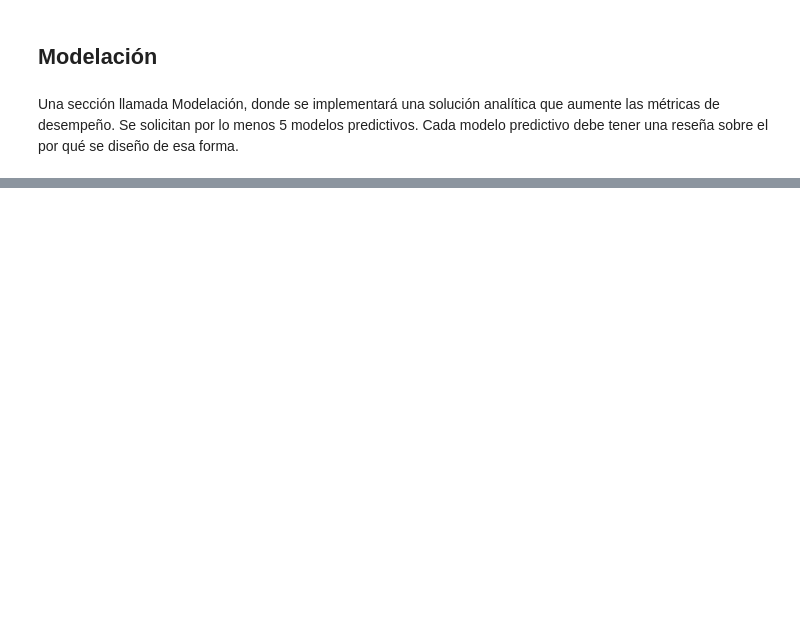
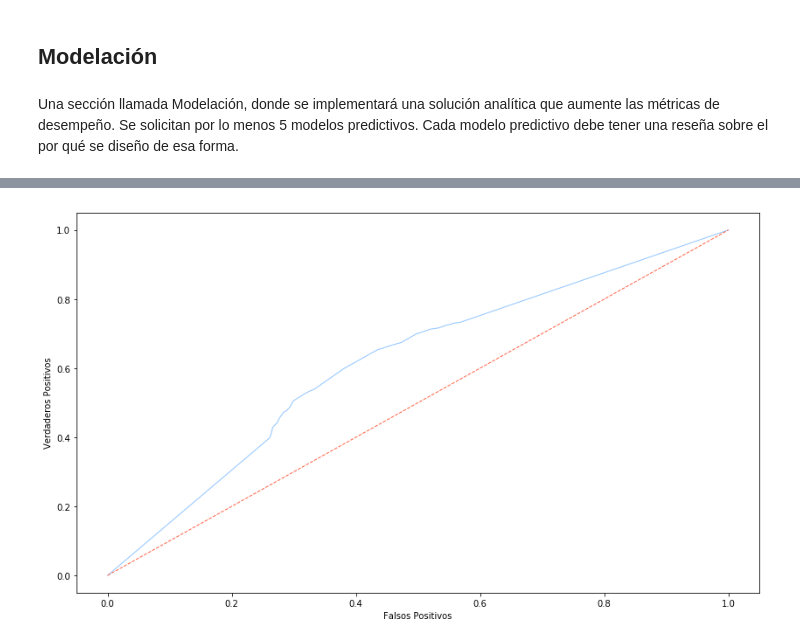
Before and after one commit to ridexmoler/modulo-machine-learning, a Jupyter notebook: prueba/Pablo-Rocco-PRUEBA-1/notebook.ipynb, the cells around one changed output, grey strips where cells are left out. Cells and saved outputs as stored; diff of their text form; code cells hidden in the pictures; blank space fills up the shorter version.

```diff
--- a/prueba/Pablo-Rocco-PRUEBA-1/notebook.ipynb
+++ b/prueba/Pablo-Rocco-PRUEBA-1/notebook.ipynb
@@ -378,0 +583,6 @@ predictivo debe tener una reseña sobre el por qué se diseño de esa forma.
+# %%
+X_tr_2, X_te_2, y_tr_2, y_te_2 = train_test_split(transformed_feats, y, test_size=0.33, random_state=558)
+# %%
+dec_tree = DecisionTreeClassifier()
+# %%
+dec_tree.fit(X_tr_2, y_tr_2)
@@ -378,0 +596,2 @@ predictivo debe tener una reseña sobre el por qué se diseño de esa forma.
+# %%
+dectree_pred_proba = dec_tree.predict_proba(X_te_2)
@@ -378,0 +609,4 @@ predictivo debe tener una reseña sobre el por qué se diseño de esa forma.
+# %%
+roc_graph(y_te_2, dectree_pred_proba)
+# %% [output]
+[figure, added]
```
Also changed, not shown: parts of 98 cells of this notebook, 18 other files.
